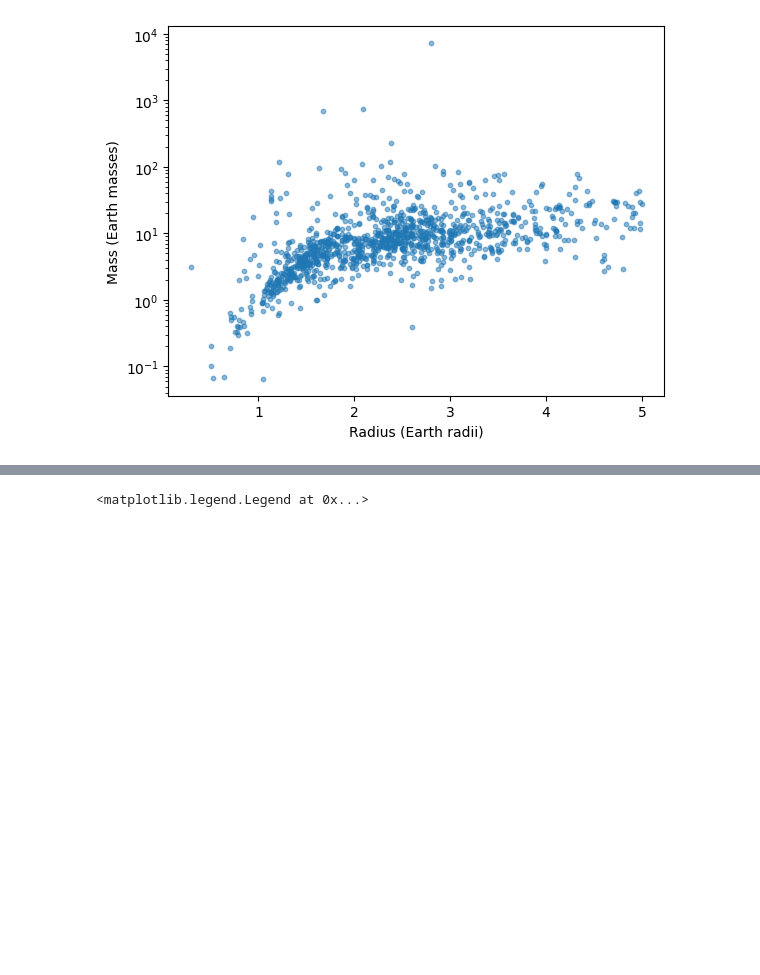
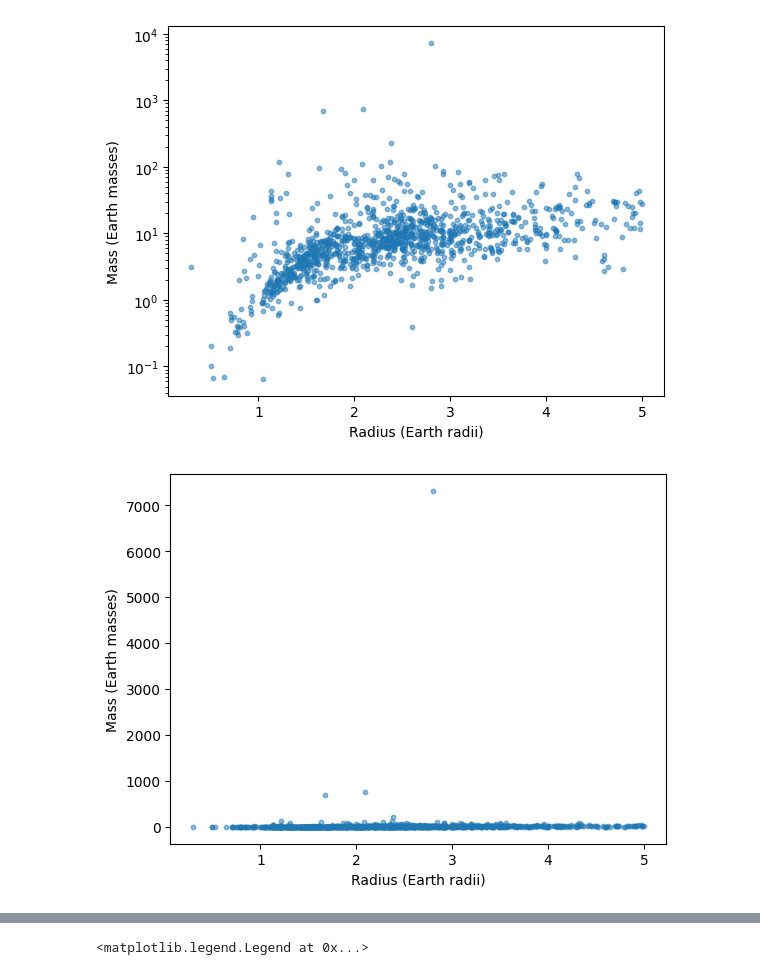
Before and after one commit to eiseleb47/DataScience, a Jupyter notebook: Worksheet_4/worksheet_Benjamin.ipynb, the cells around one changed output, grey strips where cells are left out. Saved outputs shown, nothing was run; the diff lists cells and outputs as text; code cells hidden in the pictures; blank space fills up the shorter version.

Commit message:
Added more plots

```diff
--- a/Worksheet_4/worksheet_Benjamin.ipynb
+++ b/Worksheet_4/worksheet_Benjamin.ipynb
@@ -41,3 +41,11 @@ plt.ylabel('Mass (Earth masses)')
 # %% [output]
 Text(0, 0.5, 'Mass (Earth masses)')
 [figure]
+# %%
+plt.scatter(sample_B['pl_rade'], sample_B['pl_masse'], alpha=0.5, s=10)
+plt.xlabel('Radius (Earth radii)')
+plt.ylabel('Mass (Earth masses)')
+plt.savefig('simple_planetary_mass_linear.png', dpi=150, bbox_inches='tight')
+plt.show()
+# %% [output]
+[figure, added]
```
Also changed, not shown: parts of 2 cells of this notebook, 1 other file.
